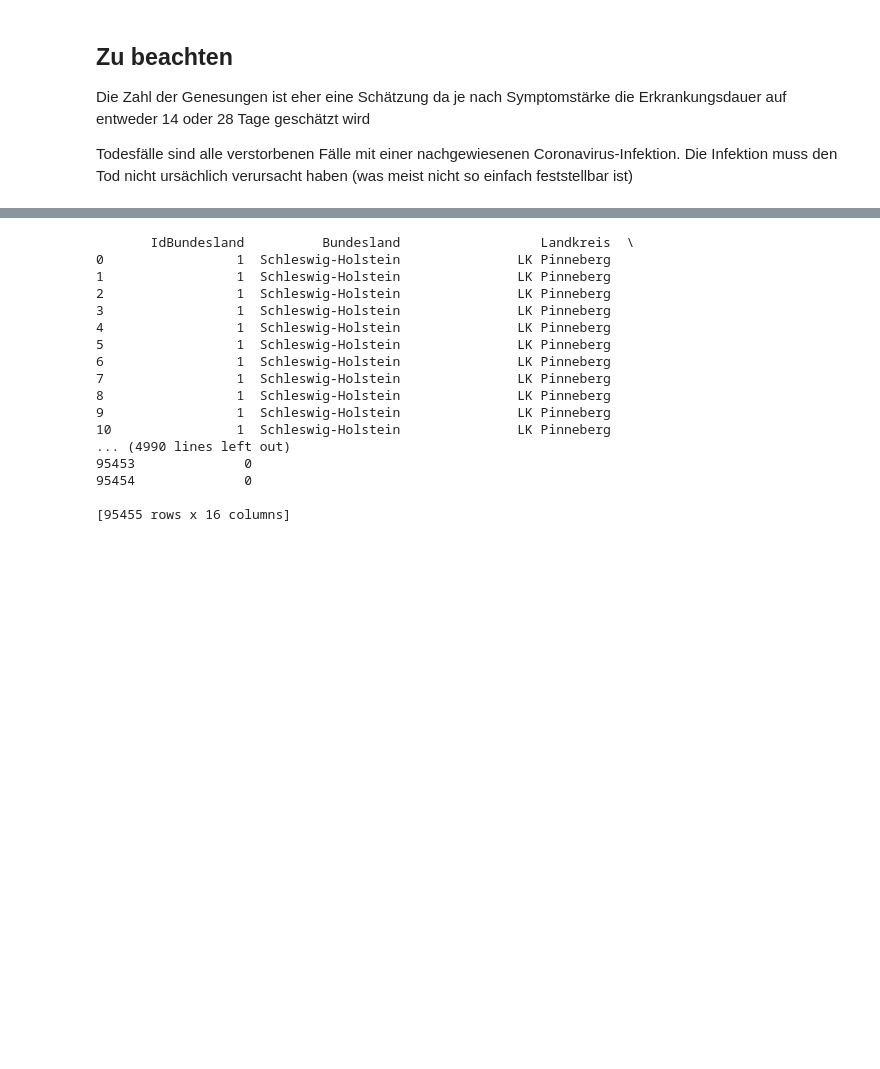
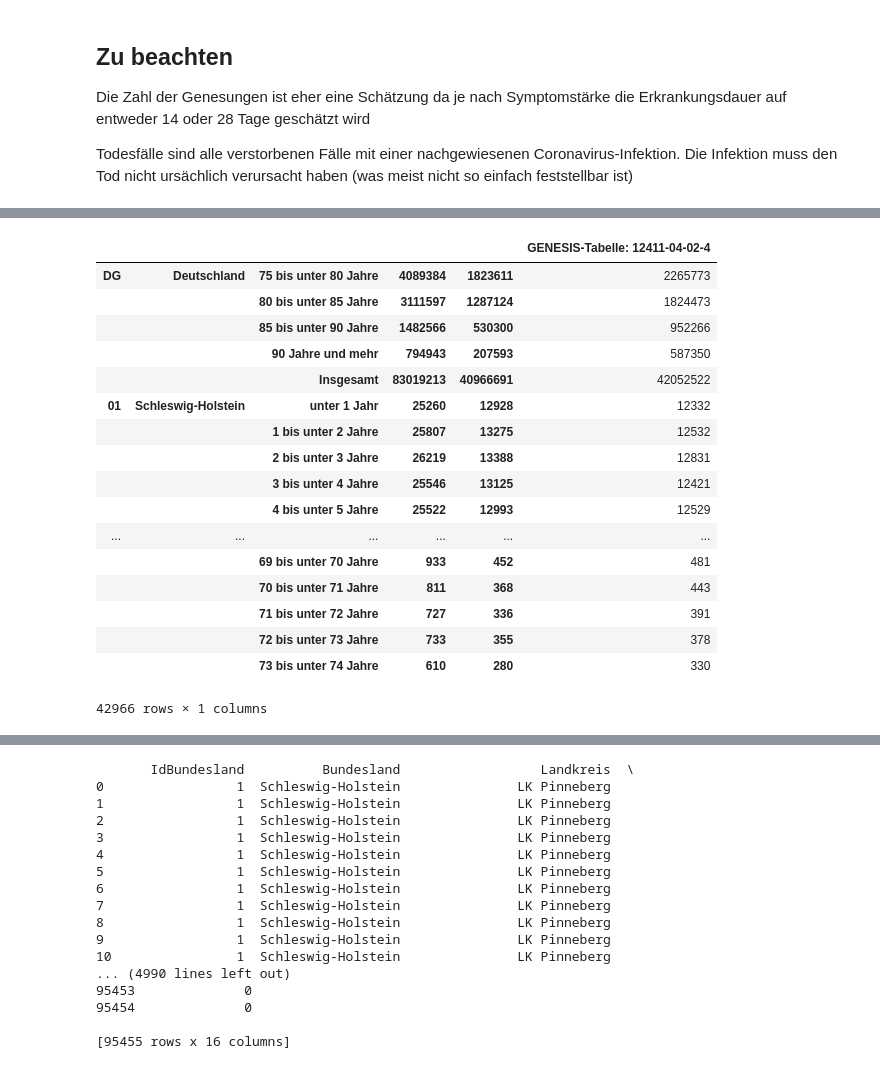
Before and after one commit to Tromp6/Covid19, a Jupyter notebook: analyse.ipynb, the cells around one changed output, grey strips where cells are left out. Cells and saved outputs as stored; diff of their text form; code cells hidden in the pictures; blank space fills up the shorter version.

```diff
--- a/analyse.ipynb
+++ b/analyse.ipynb
@@ -39,3 +39,8 @@ data4 = pd.read_csv('./data/RKI_COVID19.csv')
 
 data5 = pd.read_csv('./data/statistic_id1351_altersstruktur-der-bevoelkerung-in-deutschland-2018_Daten.csv')
 data = pd.read_csv('./data/RKI_COVID19/RKI_COVID19_0.csv')
+
+data6 = pd.read_csv('./data/age_groups_regional.csv', sep=';',encoding='iso-8859-15')
+# %%
+data6 = data6.drop(index=data6.index[:9])
+data6 = data6.drop(index=data6.index[-4])
@@ -41,0 +52,21 @@ data = pd.read_csv('./data/RKI_COVID19/RKI_COVID19_0.csv')
+# %%
+data6
+# %% [output]
+|  |  |  |  |  | GENESIS-Tabelle: 12411-04-02-4 |
+| DG | Deutschland | 75 bis unter 80 Jahre | 4089384 | 1823611 | 2265773 |
+|  |  | 80 bis unter 85 Jahre | 3111597 | 1287124 | 1824473 |
+|  |  | 85 bis unter 90 Jahre | 1482566 | 530300 | 952266 |
+|  |  | 90 Jahre und mehr | 794943 | 207593 | 587350 |
+|  |  | Insgesamt | 83019213 | 40966691 | 42052522 |
+| 01 | Schleswig-Holstein | unter 1 Jahr | 25260 | 12928 | 12332 |
+|  |  | 1 bis unter 2 Jahre | 25807 | 13275 | 12532 |
+|  |  | 2 bis unter 3 Jahre | 26219 | 13388 | 12831 |
+|  |  | 3 bis unter 4 Jahre | 25546 | 13125 | 12421 |
+|  |  | 4 bis unter 5 Jahre | 25522 | 12993 | 12529 |
+| ... | ... | ... | ... | ... | ... |
+|  |  | 69 bis unter 70 Jahre | 933 | 452 | 481 |
+|  |  | 70 bis unter 71 Jahre | 811 | 368 | 443 |
+|  |  | 71 bis unter 72 Jahre | 727 | 336 | 391 |
+|  |  | 72 bis unter 73 Jahre | 733 | 355 | 378 |
+|  |  | 73 bis unter 74 Jahre | 610 | 280 | 330 |
+42966 rows × 1 columns
```
Also changed, not shown: parts of 14 cells of this notebook.
